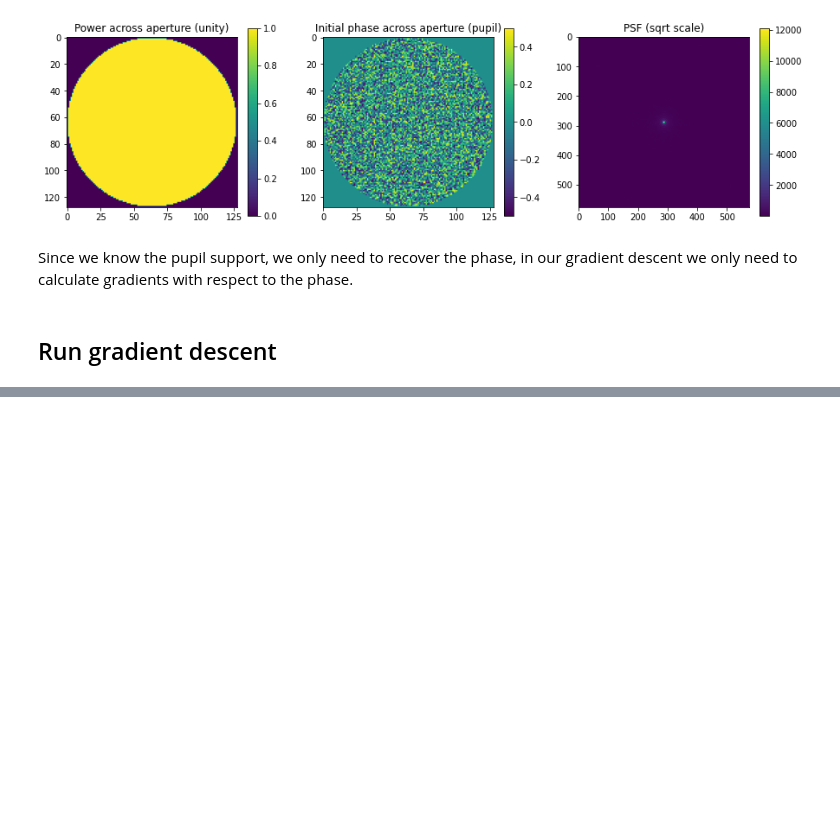
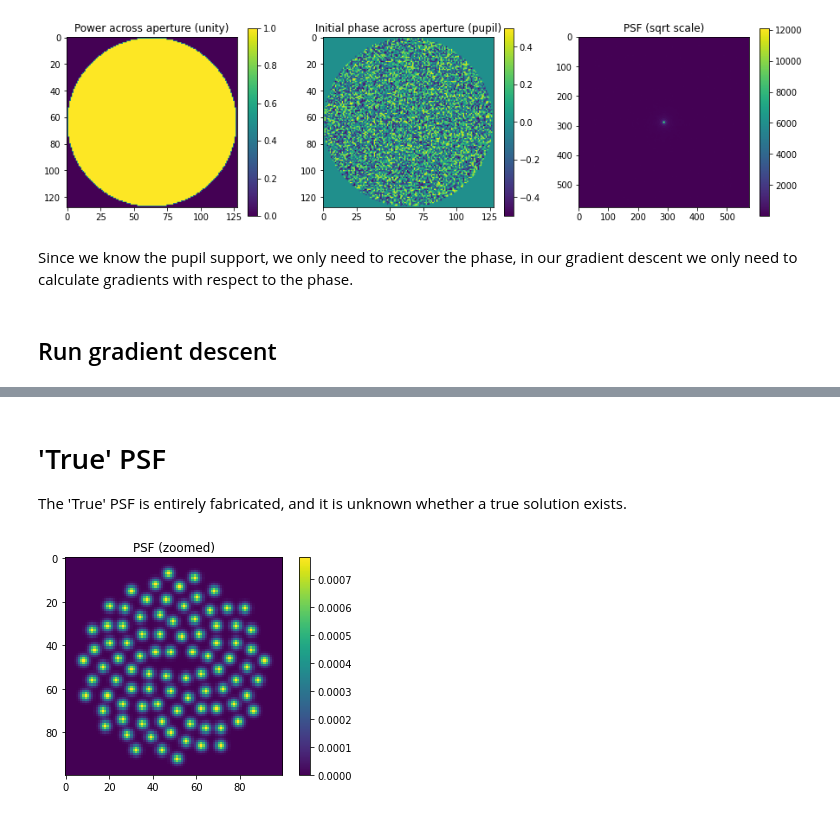
Before and after one commit to alipwong/phase_retrieval_and_design, a Jupyter notebook: phase_retrieval/retrieval/quantum_monodromy.ipynb, the cells around one changed output, grey strips where cells are left out. Cells and saved outputs as stored; diff of their text form; code cells hidden in the pictures; blank space fills up the shorter version.

```diff
--- a/phase_retrieval/retrieval/quantum_monodromy.ipynb
+++ b/phase_retrieval/retrieval/quantum_monodromy.ipynb
@@ -154,0 +201,11 @@ with open('./quantum_monodromy.pkl', 'wb') as f:
+# %% [markdown]
+# 'True' PSF
+The 'True' PSF is entirely fabricated, and it is unknown whether a true solution exists.
+# %%
+c = true_psf.shape[0]//2; s = 50
+zoomed_psf = true_psf[c-s:c+s, c-s:c+s]
+
+plt.imshow(normalise(zoomed_psf), interpolation = 'none'); plt.title('PSF (zoomed)'); plt.colorbar()
+plt.show()
+# %% [output]
+[figure, added]
```
Also changed, not shown: parts of 8 cells of this notebook, 1 other file.
